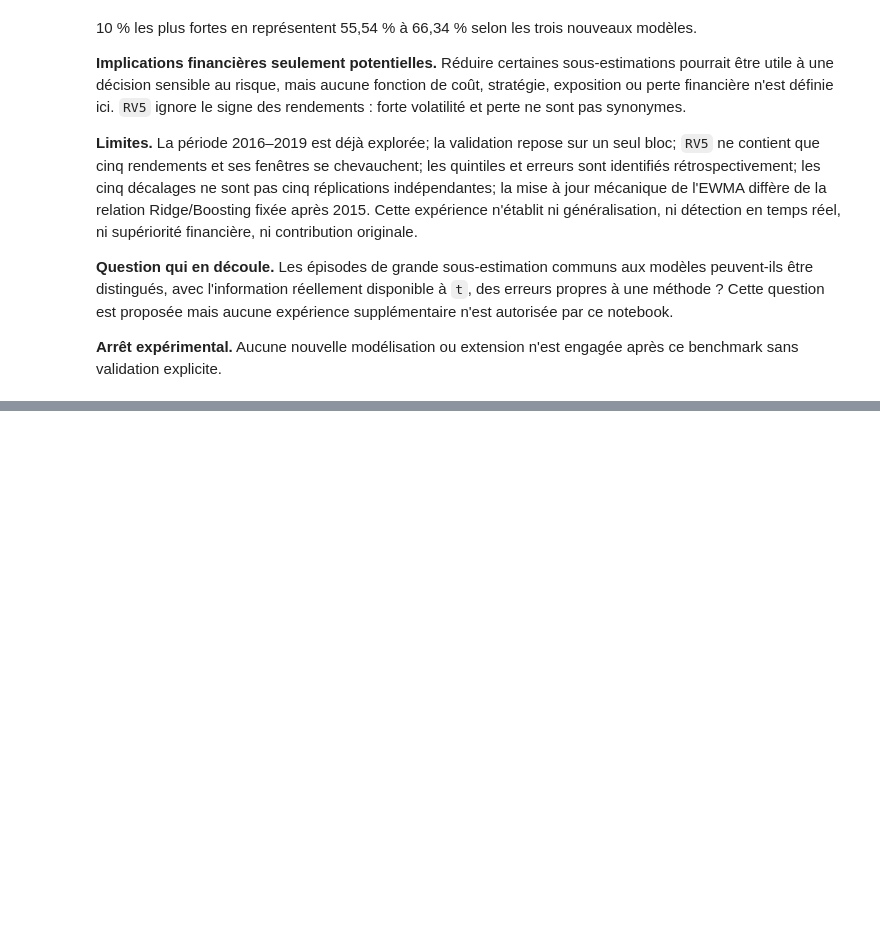
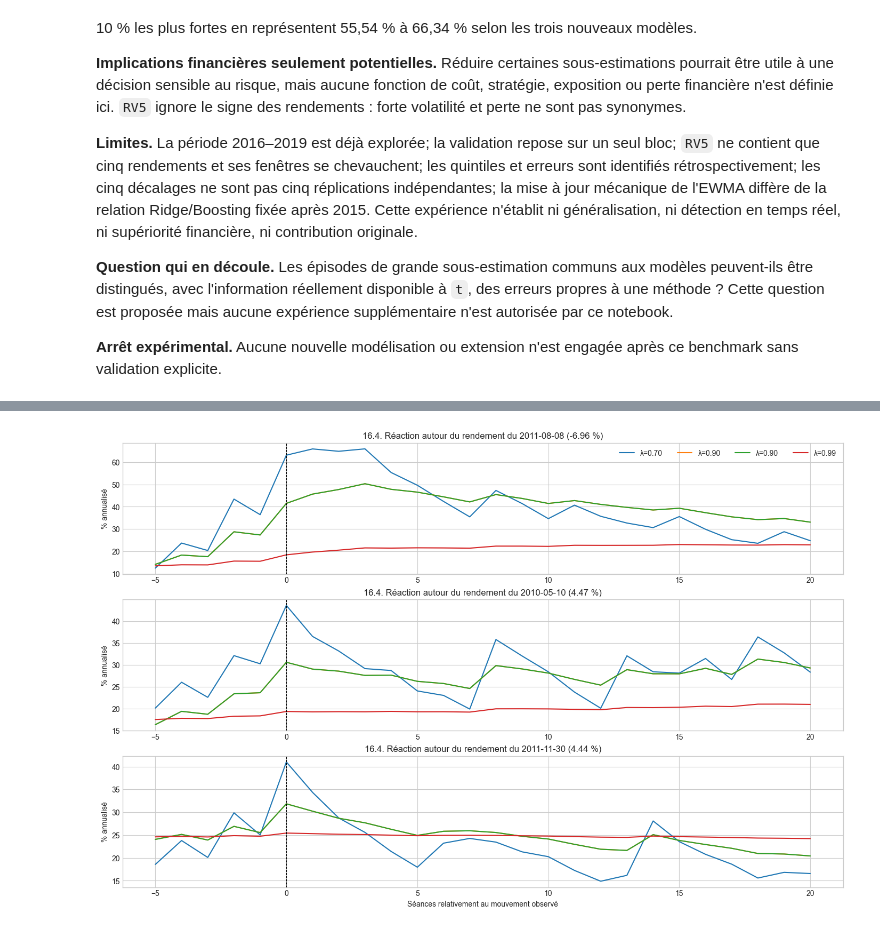
Before and after one commit to MOSSAWIII/ai-financial-risk-reliability, a Jupyter notebook: notebooks/05_benchmark_cinq_modeles.ipynb, the cells around one changed output, grey strips where cells are left out. Cells and saved outputs as stored; diff of their text form; code cells hidden in the pictures; blank space fills up the shorter version.

```diff
--- a/notebooks/05_benchmark_cinq_modeles.ipynb
+++ b/notebooks/05_benchmark_cinq_modeles.ipynb
@@ -824,0 +933,22 @@ erreur absolue 5/5              34        12
+# %%
+ewma_subperiod_choices = pd.Series({
+    '2010–2012': ewma_sensitivity.loc[ewma_sensitivity.RMSE_2010_2012.idxmin(), 'lambda'],
+    '2013–2015': ewma_sensitivity.loc[ewma_sensitivity.RMSE_2013_2015.idxmin(), 'lambda'],
+    '2010–2015': expanded_lambda,
+}, name='lambda_min_RMSE')
+print(ewma_subperiod_choices.to_string())
+
+return_threshold = float(market_return.loc[estimation.index].abs().quantile(.99))
+candidate_events = market_return.loc[validation.index].abs().sort_values(ascending=False)
+event_dates = []
+for date in candidate_events.index:
+    position = validation.index.get_loc(date)
+    if market_return.loc[date].__abs__() < return_threshold:
+        break
+    if all(abs(position - validation.index.get_loc(existing)) > 20 for existing in event_dates):
+        event_dates.append(date)
+    if len(event_dates) == 3:
+        break
+print(f'Seuil de forte amplitude fixé sur 1990–2009 : {100*return_threshold:.3f} %.')
+print('Trois événements de validation non voisins retenus pour visualisation :')
+print((100 * market_return.loc[event_dates]).round(3).to_string())
@@ -824,0 +965,16 @@ erreur absolue 5/5              34        12
+# %%
+fig, axes = plt.subplots(len(event_dates), 1, figsize=(14, 9), constrained_layout=True)
+for ax, event_date in zip(np.atleast_1d(axes), event_dates):
+    center = validation.index.get_loc(event_date)
+    local_index = validation.index[max(0, center-5):min(len(validation), center+21)]
+    for lam in [0.70, expanded_lambda, 0.90, 0.99]:
+        pred = ewma_extended_forecasts[lam]
+        ax.plot(np.arange(len(local_index))-min(5, center), 100*pred.loc[local_index], label=f'λ={lam:.2f}')
+    ax.axvline(0, color='black', linestyle='--', linewidth=.8)
+    ax.set(title=f'16.4. Réaction autour du rendement du {event_date.date()} '
+                 f'({100*market_return.loc[event_date]:.2f} %)', ylabel='% annualisé')
+axes[-1].set_xlabel('Séances relativement au mouvement observé')
+axes[0].legend(ncol=4)
+plt.show()
+# %% [output]
+[figure, added]
```
Also changed, not shown: parts of 27 cells of this notebook, 2 other files.
